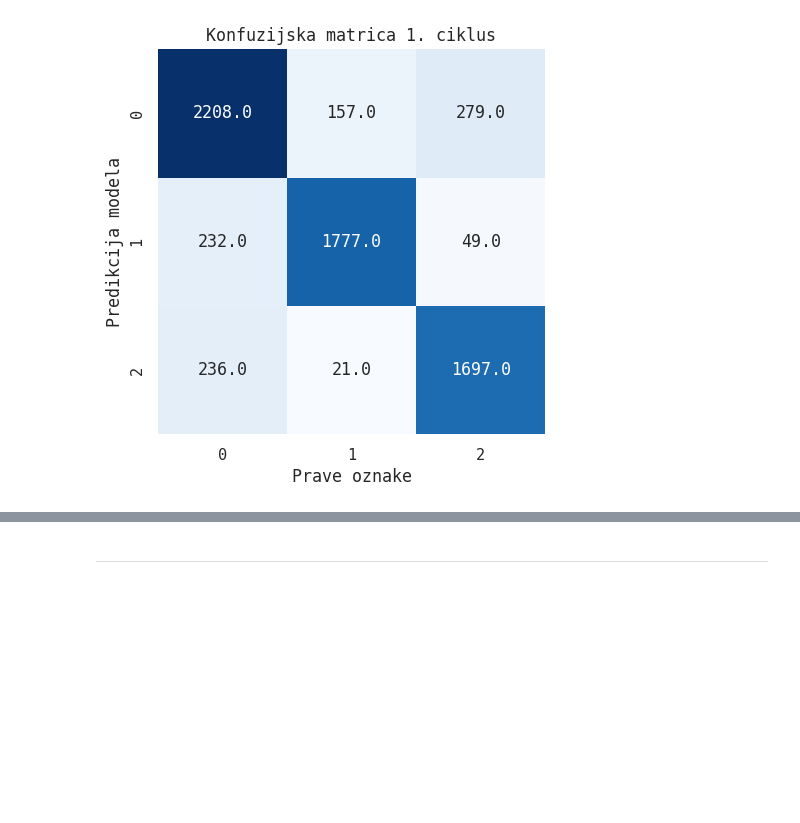
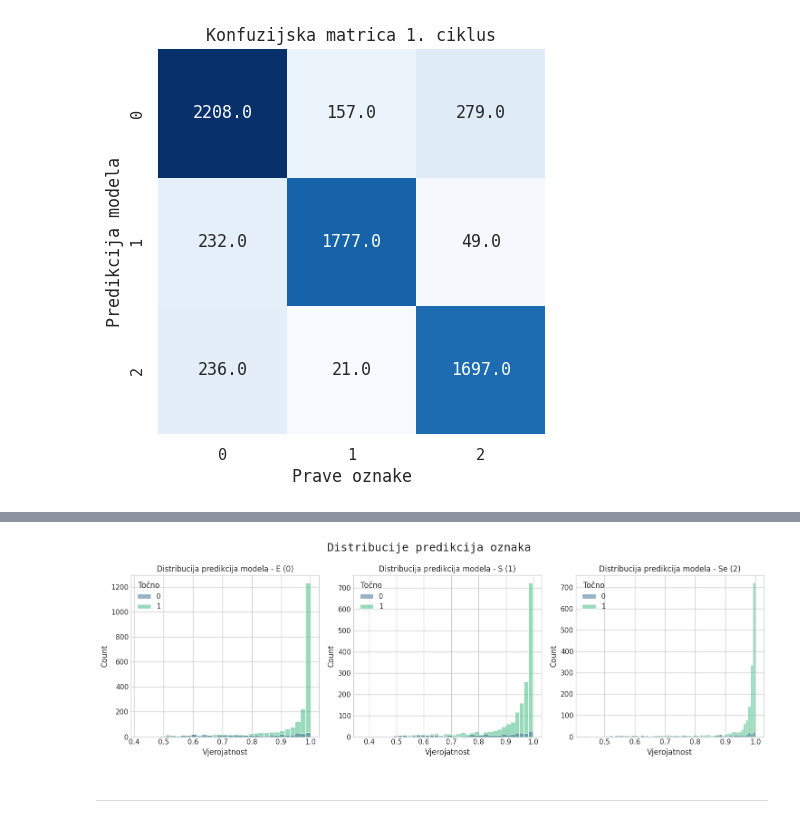
Before and after one commit to emadonev/morfologija_galaksija, a Jupyter notebook: galaxy_morph/nbs/results_graphs.ipynb, the cells around one changed output, grey strips where cells are left out. Cells and saved outputs as stored; diff of their text form; code cells hidden in the pictures; blank space fills up the shorter version.

```diff
--- a/galaxy_morph/nbs/results_graphs.ipynb
+++ b/galaxy_morph/nbs/results_graphs.ipynb
@@ -126,3 +129,16 @@ plt.title("Konfuzijska matrica 1. ciklus",fontproperties=font, fontsize=12)
 plt.show()
 # %% [output]
 [figure]
+# %%
+valid_probs_array = np.array(valid_probs_run1[32])
+
+max_probs = (np.max(valid_probs_array, axis=1), np.argmax(valid_probs_array, axis=1))
+
+class_probs_run1 = pd.DataFrame()
+class_probs_run1['Vjerojatnost'] = max_probs[0]
+class_probs_run1['Predikcija'] = max_probs[1]
+class_probs_run1['Oznaka'] = valid_true_run1[32]
+
+class_probs_run1['Točno'] = np.where(class_probs_run1['Predikcija'] == class_probs_run1['Oznaka'], 1, 0)
+
+print(sum(class_probs_run1['Točno'])/class_probs_run1.shape[0])
@@ -129,3 +156,22 @@ plt.show()
+# %%
+fig, axes = plt.subplots(1, 3, figsize=(15, 5))
+plt.style.use('seaborn-v0_8-whitegrid')
+fig.suptitle("Distribucije predikcija oznaka ", fontproperties=font, fontsize=18)
+
+sns.histplot(class_probs_run1[class_probs_run1['Predikcija'] == 0], x='Vjerojatnost', hue='Točno', ax=axes[0], palette="viridis")
+axes[0].set_title('Distribucija predikcija modela - E (0)')
+
+sns.histplot(class_probs_run1[class_probs_run1['Predikcija'] == 1], x='Vjerojatnost', hue='Točno', ax=axes[1], palette="viridis")
+axes[1].set_title('Distribucija predikcija modela - S (1)')
+
+sns.histplot(class_probs_run1[class_probs_run1['Predikcija'] == 2], x='Vjerojatnost', hue='Točno', ax=axes[2], palette="viridis")
+axes[2].set_title('Distribucija predikcija modela - Se (2)')
+
+plt.tight_layout()
+plt.savefig("../images/distribucija_run1.png", dpi=300, bbox_inches = 'tight')
+plt.show()
+# %% [output]
+[figure, added]
 # %% [markdown]
 ---
 # %% [markdown]
```
Also changed, not shown: parts of 43 cells of this notebook, 15 other files.
